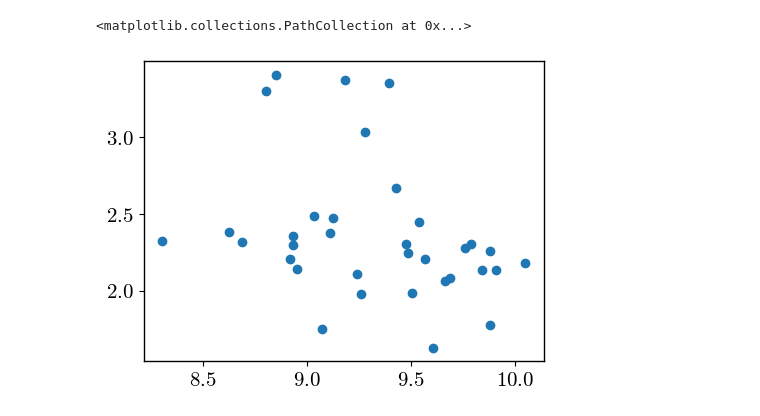
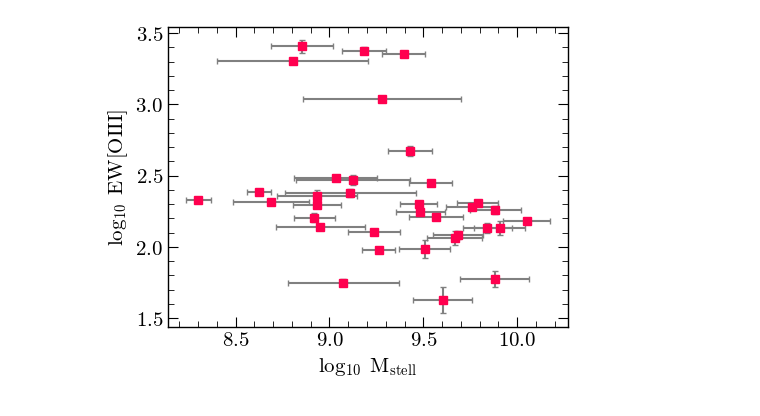
Before and after one commit to 0hardytom/eelgs, a Jupyter notebook: notebooks/epiph/week1/cigale_check.ipynb, the cells around one changed output. Cells and saved outputs as stored; diff of their text form; code cells hidden in the pictures.

```diff
--- a/notebooks/epiph/week1/cigale_check.ipynb
+++ b/notebooks/epiph/week1/cigale_check.ipynb
@@ -43,8 +43,9 @@ logging.getLogger('mpdaf').setLevel(logging.WARNING)
 import warnings
 warnings.filterwarnings("ignore", category=RuntimeWarning)
 # %%
-bestfit = Table(ascii.read('cigale/out/results.txt'))
-input = Table(ascii.read('cigale/out/observations.txt'))
+bestfit = Table(ascii.read('cigale/qref_out/results.txt'))
+input = Table(ascii.read('cigale/qref_out/observations.txt'))
+peas = ascii.read('photometry_results.csv')
 
 test = ascii.read('allsources.csv')
 tab = test[test['object_id']!= 'STACK']
@@ -58,8 +59,8 @@ tab['oiii4959_flux'] = tab['oiii4959_flux']*(median/3)
 SNR_mask = ((tab['oiii5007_flux']/tab['oiii5007_flux_err'])>5)&((tab['oiii4959_flux']/tab['oiii4959_flux_err'])>5)
 EW_mask = (tab['oiii5007_ew']>100)|(tab['hbeta_ew']>50)
 selection0 = tab[SNR_mask&EW_mask].copy()
-
-peas = ascii.read('photometry_results.csv')
+common_ids_mask = np.isin(tab['object_id'], peas['object_id'])
+selection = tab[common_ids_mask]
 # %%
 mstel = np.log10(bestfit['bayes.stellar.m_star'])
 mstel_e = 0.432*bestfit['bayes.stellar.m_star_err']/bestfit['bayes.stellar.m_star']
@@ -77,8 +78,16 @@ sedfit.remove_column('dec')
 peas_final = join(tab, sedfit, keys='object_id')
 # %%
 fig, ax = pf.create_plot()
-ax.scatter(peas_final['logmstellar'], np.log10(peas_final['oiii5007_ew']))
+ax.errorbar(peas_final['logmstellar'],np.log10(peas_final['oiii5007_ew']),
+            yerr=0.432*peas_final['oiii5007_ew_err']/peas_final['oiii5007_ew'], xerr=peas_final['logmstellar_err'],
+            fmt='s', ecolor='gray', capsize=2, color='#ff004f')
+
+ax.set_ylabel(r'$\log_{10}\;$EW[OIII]')
+ax.set_xlabel(r'$\log_{10}\;\mathrm{M}_{\mathrm{stell}}$')
+
+
+pf.fix_plot([ax])
+fig.savefig(f'figs/masscdiff.png', dpi=600, bbox_inches='tight')
 # %% [output]
-<matplotlib.collections.PathCollection at 0x...>
-[figure, old version]
+[figure, new version]
 # %%
```
Also changed, not shown: parts of 8 cells of this notebook.
